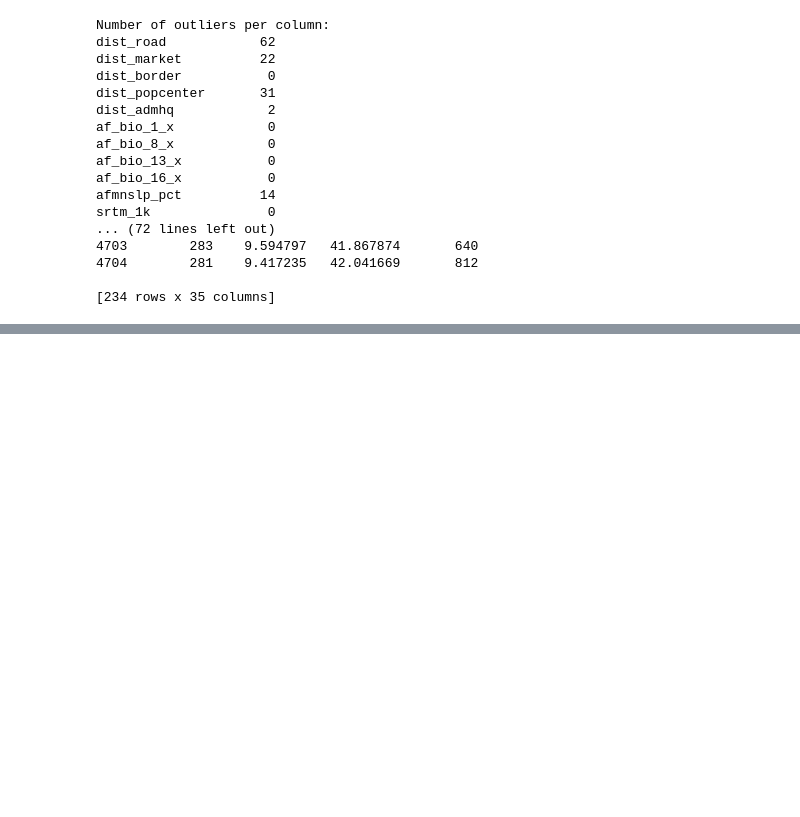
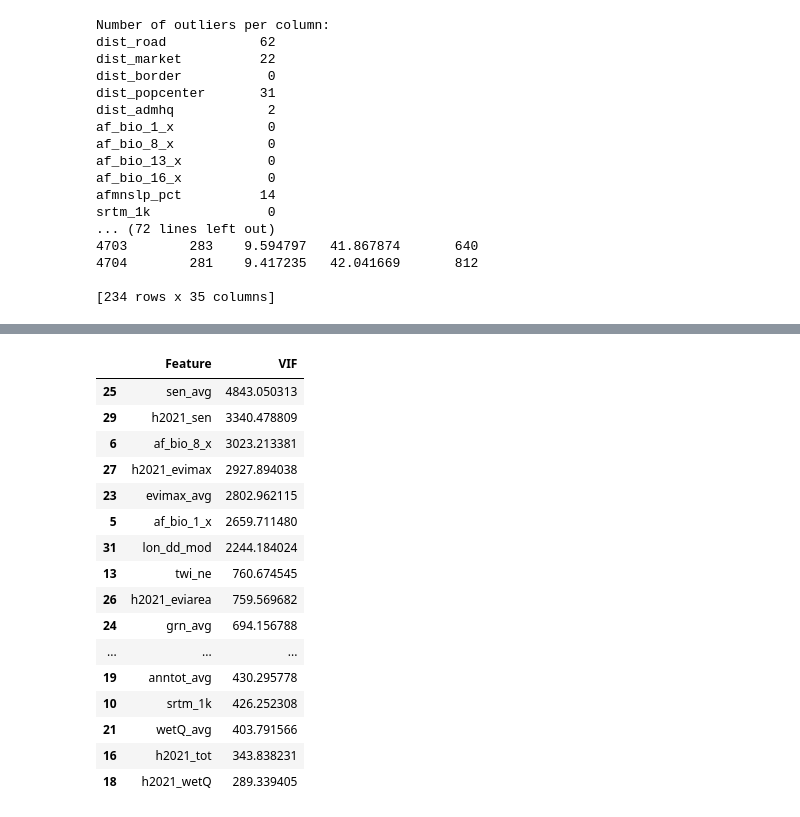
Before and after one commit to demirewu-manidefro/-rainfall-pradction-ml, a Jupyter notebook: Untitled.ipynb, the cells around one changed output, grey strips where cells are left out. Cells and saved outputs as stored; diff of their text form; code cells hidden in the pictures; blank space fills up the shorter version.

```diff
--- a/Untitled.ipynb
+++ b/Untitled.ipynb
@@ -288,0 +336,37 @@ max      299.5   12.333356   47.307840  1945.125
+# %%
+import pandas as pd
+from statsmodels.stats.outliers_influence import variance_inflation_factor
+
+# Drop target column
+X = df_encoded.drop(columns=['rainfall'])
+
+# Ensure all columns are numeric (VIF only works for numeric)
+X = X.select_dtypes(include=['number'])
+
+# Create a DataFrame to store VIF values
+vif_data = pd.DataFrame()
+vif_data["Feature"] = X.columns
+vif_data["VIF"] = [variance_inflation_factor(X.values, i) for i in range(X.shape[1])]
+
+# Sort by highest VIF first
+vif_data = vif_data.sort_values(by="VIF", ascending=False)
+
+vif_data.head(20)
+# %% [output]
+|  | Feature | VIF |
+| 25 | sen_avg | 4843.050313 |
+| 29 | h2021_sen | 3340.478809 |
+| 6 | af_bio_8_x | 3023.213381 |
+| 27 | h2021_evimax | 2927.894038 |
+| 23 | evimax_avg | 2802.962115 |
+| 5 | af_bio_1_x | 2659.711480 |
+| 31 | lon_dd_mod | 2244.184024 |
+| 13 | twi_ne | 760.674545 |
+| 26 | h2021_eviarea | 759.569682 |
+| 24 | grn_avg | 694.156788 |
+| ... | ... | ... |
+| 19 | anntot_avg | 430.295778 |
+| 10 | srtm_1k | 426.252308 |
+| 21 | wetQ_avg | 403.791566 |
+| 16 | h2021_tot | 343.838231 |
+| 18 | h2021_wetQ | 289.339405 |
```
Also changed, not shown: parts of 11 cells of this notebook, 1 other file.
